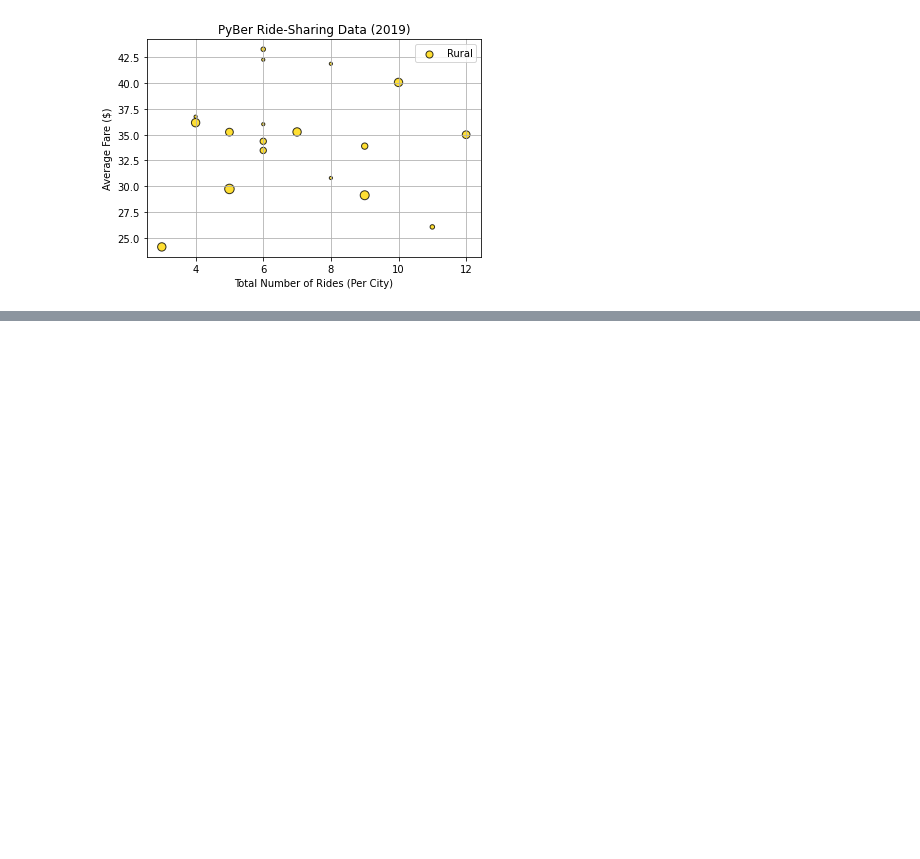
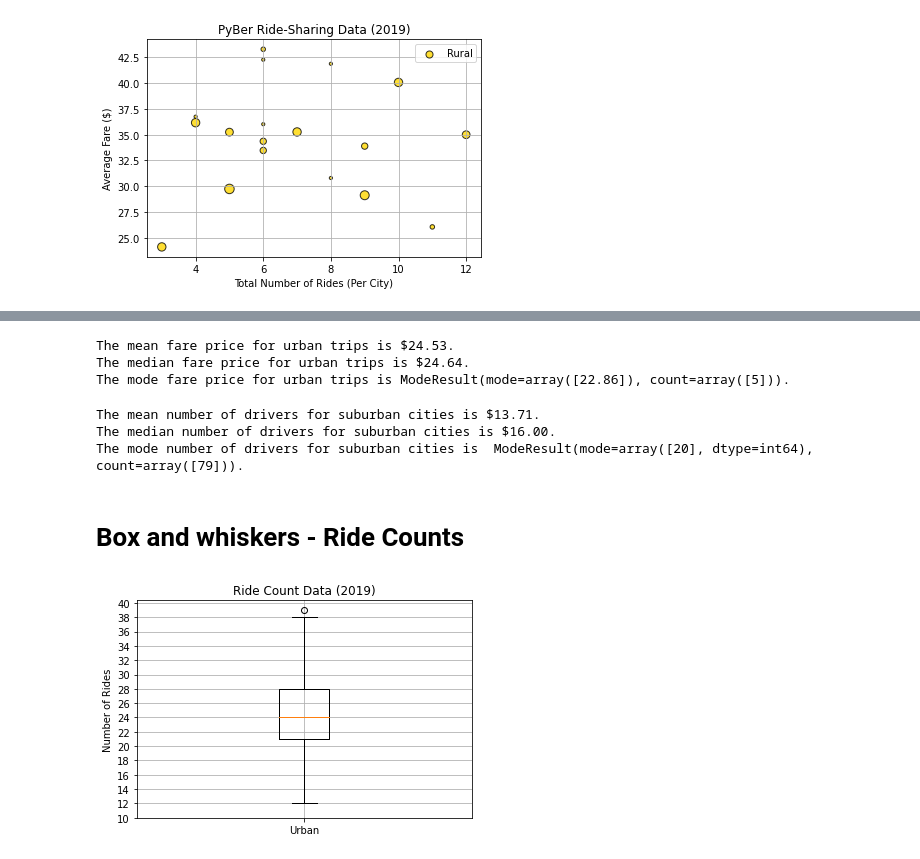
Before and after one commit to jipearson/PyBer_Analysis, a Jupyter notebook: PyBer.ipynb, the cells around one changed output, grey strips where cells are left out. Saved outputs shown, nothing was run; the diff lists cells and outputs as text; code cells hidden in the pictures; blank space fills up the shorter version.

```diff
--- a/PyBer.ipynb
+++ b/PyBer.ipynb
@@ -217,0 +295,14 @@ plt.show()
+# %%
+# Calculate the measures of central tendency for the average fare for the urban cities.
+mean_urban_fares = np.mean(urban_fares)
+print(f"The mean fare price for urban trips is ${mean_urban_fares:.2f}.")
+
+median_urban_fares = np.median(urban_fares)
+print(f"The median fare price for urban trips is ${median_urban_fares:.2f}.")
+
+mode_urban_fares = sts.mode(urban_fares)
+print(f"The mode fare price for urban trips is {mode_urban_fares}.")
+# %% [output]
+The mean fare price for urban trips is $24.53.
+The median fare price for urban trips is $24.64.
+The mode fare price for urban trips is ModeResult(mode=array([22.86]), count=array([5])).
@@ -217,0 +316,29 @@ plt.show()
+# %%
+# Calculate the measures of central tendency for the average fare for the subsurban cities.
+mean_suburban_drivers = np.mean(suburban_drivers)
+print(f"The mean number of drivers for suburban cities is ${mean_suburban_drivers:.2f}.")
+
+median_suburban_drivers = np.median(suburban_drivers)
+print(f"The median number of drivers for suburban cities is ${median_suburban_drivers:.2f}.")
+
+mode_suburban_drivers = sts.mode(suburban_drivers)
+print(f"The mode number of drivers for suburban cities is  {mode_suburban_drivers}.")
+# %% [output]
+The mean number of drivers for suburban cities is $13.71.
+The median number of drivers for suburban cities is $16.00.
+The mode number of drivers for suburban cities is  ModeResult(mode=array([20], dtype=int64), count=array([79])).
+# %% [markdown]
+# Box and whiskers - Ride Counts
+# %%
+# Create a box-and-whisker plot for the urban cities ride count.
+x_labels = ["Urban"]
+fig, ax = plt.subplots()
+ax.boxplot(urban_ride_count, labels=x_labels)
+# Add the title, y-axis label and grid.
+ax.set_title('Ride Count Data (2019)')
+ax.set_ylabel('Number of Rides')
+ax.set_yticks(np.arange(10, 41, step=2.0))
+ax.grid()
+plt.show()
+# %% [output]
+[figure, added]
```
Also changed, not shown: parts of 14 cells of this notebook, 3 other files.
